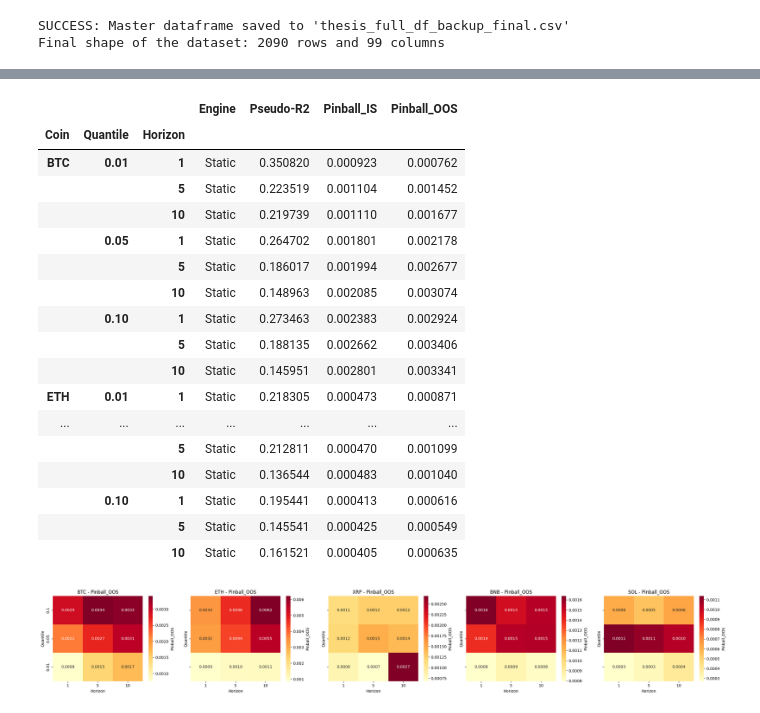
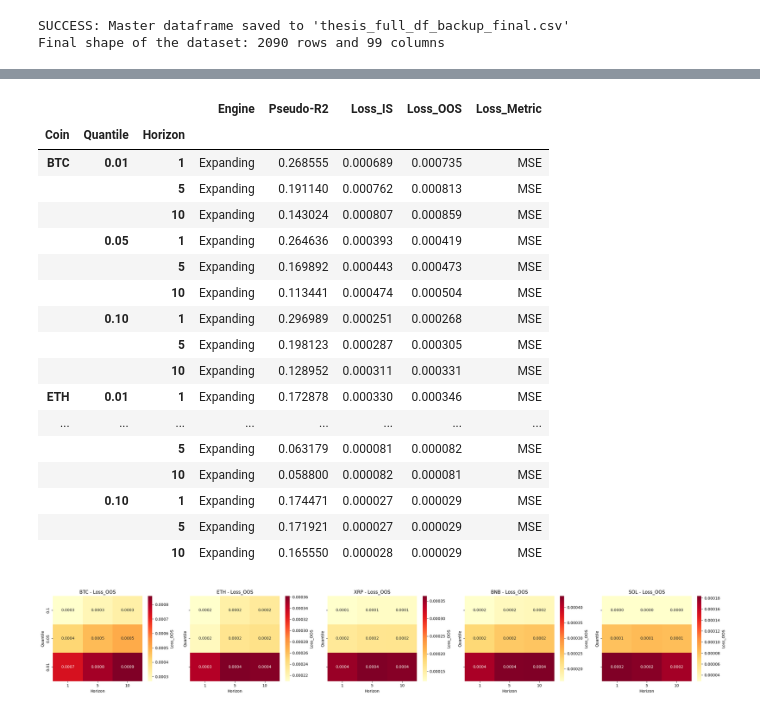
Before and after one commit to siebe2607-netizen/thesis_covar_project, a Jupyter notebook: Thesis_MSc_siebemeijer.ipynb, the cells around one changed output, grey strips where cells are left out. Drawn from its saved outputs; the diff is of its cells as text; code cells hidden in the pictures.

```diff
--- a/Thesis_MSc_siebemeijer.ipynb
+++ b/Thesis_MSc_siebemeijer.ipynb
@@ -458,17 +472,30 @@ try:
 
     full_df = full_df.join(staking_csv, how='left')
 
-    # 5. Calculate Log Returns (Growth) for both metrics
-    eth_hash_growth = np.log(full_df['eth_HashRate']).diff()
-    eth_staked_growth = np.log(full_df['eth_staked_native']).diff()
+    MERGE_DATE = '2022-09-15'
 
-    # 6. SPLICE THEM: Build the continuous Security Factor
-    full_df['eth_fac_security'] = eth_hash_growth.fillna(eth_staked_growth)
+    # 5. Calculate Log Returns (Growth) separately for each era
+    #    Replace 0s before log to avoid -inf leaking into post-Merge rows
+    eth_hash_growth   = np.log(full_df['eth_HashRate'].replace(0, np.nan)).diff()
+    eth_staked_growth = np.log(full_df['eth_staked_native'].replace(0, np.nan)).diff()
+
+    # 6. Hard date-split splice: hash rate pre-Merge, staking post-Merge
+    #    This prevents near-zero post-Merge hash rate from polluting the series
+    full_df['eth_fac_security'] = np.where(
+        full_df.index < MERGE_DATE,
+        eth_hash_growth,
+        eth_staked_growth
+    )
 
     # 7. Clean up temporary columns to keep full_df pristine
     full_df.drop(columns=['eth_staked_native'], inplace=True, errors='ignore')
 
-    print("SUCCESS: Local CSV integrated! 'eth_fac_security' perfectly spliced using Native Staked ETH.")
+    # Fill any isolated NaNs at the exact Merge boundary with 0
+    nan_count = full_df['eth_fac_security'].isna().sum()
+    print(f"NaNs in eth_fac_security before fill: {nan_count}")
+    full_df['eth_fac_security'] = full_df['eth_fac_security'].fillna(0)
+
+    print("SUCCESS: 'eth_fac_security' built with hard date-split at the Merge (2022-09-15).")
     print(f"Total valid security rows: {full_df['eth_fac_security'].notna().sum()}")
 
 except FileNotFoundError:
@@ -2592,12 +2655,13 @@ print(f"Final shape of the dataset: {full_df.shape[0]} rows and {full_df.shape[1
 SUCCESS: Master dataframe saved to 'thesis_full_df_backup_final.csv'
 Final shape of the dataset: 2090 rows and 99 columns
 # %%
-# 1. Run the sensitivity grid (Default uses the FASTER, static engine)
+# 1. Run the sensitivity grid (Expanding window engine)
 # This will test horizons 1, 5, 10 and quantiles 1%, 5%, 10%
 # ==========================================================
 # AVAILABLE SENSITIVITY PARAMETERS:
 # quantiles (list): Tail-risk Quantiles to sweep (e.g., [0.01, 0.05])
 # horizons (list): Forward prediction horizons (e.g. [1, 5, 10])
+# windows (list): Rolling window lengths to sweep (e.g. [50, 100, 200])
 # scale_features (bool): True = Z-score standardization
 # use_expanding (bool): True = Rolling OOS forecast, False = Static in-sample
 # use_quantreg (bool): True = Quantile Regression, False = OLS Replication
@@ -2606,10 +2670,10 @@ sens_df = run_sensitivity_analysis(
     full_df,
     quantiles=[0.01, 0.05, 0.10],
     horizons=[1, 5, 10],
-    window=100,
+    windows=[100],
     scale_features=True,
-    use_expanding=False, # Set to True for the full rigorous 40-minute matrix!
-    use_quantreg=True
+    use_expanding=True, # Triggers rigorous 40-minute matrix
+    use_quantreg=False
 )
 
 # 2. View the raw Pandas MultiIndex table
@@ -2638,19 +2702,19 @@ plot_sensitivity_heatmap(sens_df, metric='Loss_OOS')
-|  |  |  | Engine | Pseudo-R2 | Pinball_IS | Pinball_OOS |
-| Coin | Quantile | Horizon |  |  |  |  |
-| BTC | 0.01 | 1 | Static | 0.350820 | 0.000923 | 0.000762 |
-|  |  | 5 | Static | 0.223519 | 0.001104 | 0.001452 |
-|  |  | 10 | Static | 0.219739 | 0.001110 | 0.001677 |
-|  | 0.05 | 1 | Static | 0.264702 | 0.001801 | 0.002178 |
-|  |  | 5 | Static | 0.186017 | 0.001994 | 0.002677 |
-|  |  | 10 | Static | 0.148963 | 0.002085 | 0.003074 |
-|  | 0.10 | 1 | Static | 0.273463 | 0.002383 | 0.002924 |
-|  |  | 5 | Static | 0.188135 | 0.002662 | 0.003406 |
-|  |  | 10 | Static | 0.145951 | 0.002801 | 0.003341 |
-| ETH | 0.01 | 1 | Static | 0.218305 | 0.000473 | 0.000871 |
-| ... | ... | ... | ... | ... | ... | ... |
-|  |  | 5 | Static | 0.212811 | 0.000470 | 0.001099 |
-|  |  | 10 | Static | 0.136544 | 0.000483 | 0.001040 |
-|  | 0.10 | 1 | Static | 0.195441 | 0.000413 | 0.000616 |
-|  |  | 5 | Static | 0.145541 | 0.000425 | 0.000549 |
-|  |  | 10 | Static | 0.161521 | 0.000405 | 0.000635 |
+|  |  |  | Engine | Pseudo-R2 | Loss_IS | Loss_OOS | Loss_Metric |
+| Coin | Quantile | Horizon |  |  |  |  |  |
+| BTC | 0.01 | 1 | Expanding | 0.268555 | 0.000689 | 0.000735 | MSE |
+|  |  | 5 | Expanding | 0.191140 | 0.000762 | 0.000813 | MSE |
+|  |  | 10 | Expanding | 0.143024 | 0.000807 | 0.000859 | MSE |
+|  | 0.05 | 1 | Expanding | 0.264636 | 0.000393 | 0.000419 | MSE |
+|  |  | 5 | Expanding | 0.169892 | 0.000443 | 0.000473 | MSE |
+|  |  | 10 | Expanding | 0.113441 | 0.000474 | 0.000504 | MSE |
+|  | 0.10 | 1 | Expanding | 0.296989 | 0.000251 | 0.000268 | MSE |
+|  |  | 5 | Expanding | 0.198123 | 0.000287 | 0.000305 | MSE |
+|  |  | 10 | Expanding | 0.128952 | 0.000311 | 0.000331 | MSE |
+| ETH | 0.01 | 1 | Expanding | 0.172878 | 0.000330 | 0.000346 | MSE |
+| ... | ... | ... | ... | ... | ... | ... | ... |
+|  |  | 5 | Expanding | 0.063179 | 0.000081 | 0.000082 | MSE |
+|  |  | 10 | Expanding | 0.058800 | 0.000082 | 0.000081 | MSE |
+|  | 0.10 | 1 | Expanding | 0.174471 | 0.000027 | 0.000029 | MSE |
+|  |  | 5 | Expanding | 0.171921 | 0.000027 | 0.000029 | MSE |
+|  |  | 10 | Expanding | 0.165550 | 0.000028 | 0.000029 | MSE |
-[figure, old version]
+[figure, new version]
```
Also changed, not shown: parts of 17 cells of this notebook, 22 other files.
